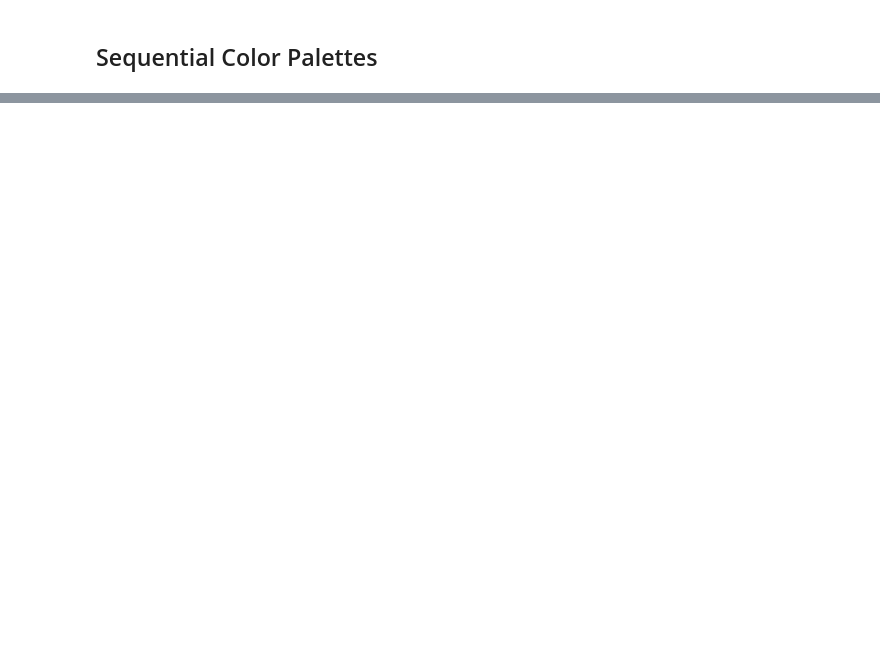
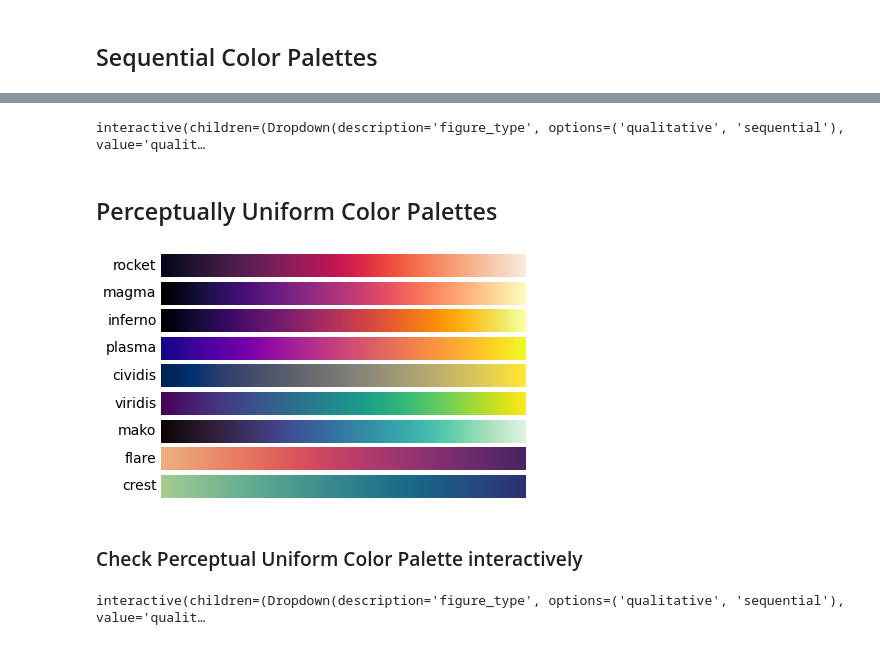
Before and after one commit to tetutaro/seaborn_color_palette, a Jupyter notebook: color_palette.ipynb, the cells around one changed output, grey strips where cells are left out. Drawn from its saved outputs; the diff is of its cells as text; code cells hidden in the pictures; blank space fills up the shorter version.

```diff
--- a/color_palette.ipynb
+++ b/color_palette.ipynb
@@ -423,0 +322,30 @@ interact(show_pal4, h_neg=FloatSlider(220, max=360), h_pos=FloatSlider(20, max=3
+# %%
+_ = interact(
+    draw_each_color_palette,
+    figure_type=['qualitative', 'sequential'],
+    palette=get_palettes(palette_category='sequential'),
+    reverse=False,
+    n_colors=IntSlider(min=1, max=48, step=1, value=10),
+    desaturation=FloatSlider(min=0.0, max=1.0, step=0.01, value=1.0)
+)
+# %% [output]
+interactive(children=(Dropdown(description='figure_type', options=('qualitative', 'sequential'), value='qualit…
+# %% [markdown]
+## Perceptually Uniform Color Palettes
+# %%
+draw_color_palettes(palette_category='perceptual uniform')
+# %% [output]
+[figure, added]
+# %% [markdown]
+### Check Perceptual Uniform Color Palette interactively
+# %%
+_ = interact(
+    draw_each_color_palette,
+    figure_type=['qualitative', 'sequential'],
+    palette=get_palettes('perceptual uniform'),
+    reverse=False,
+    n_colors=IntSlider(min=1, max=48, step=1, value=10),
+    desaturation=FloatSlider(min=0.0, max=1.0, step=0.01, value=1.0)
+)
+# %% [output]
+interactive(children=(Dropdown(description='figure_type', options=('qualitative', 'sequential'), value='qualit…
```
Also changed, not shown: parts of 72 cells of this notebook, 1 other file.
